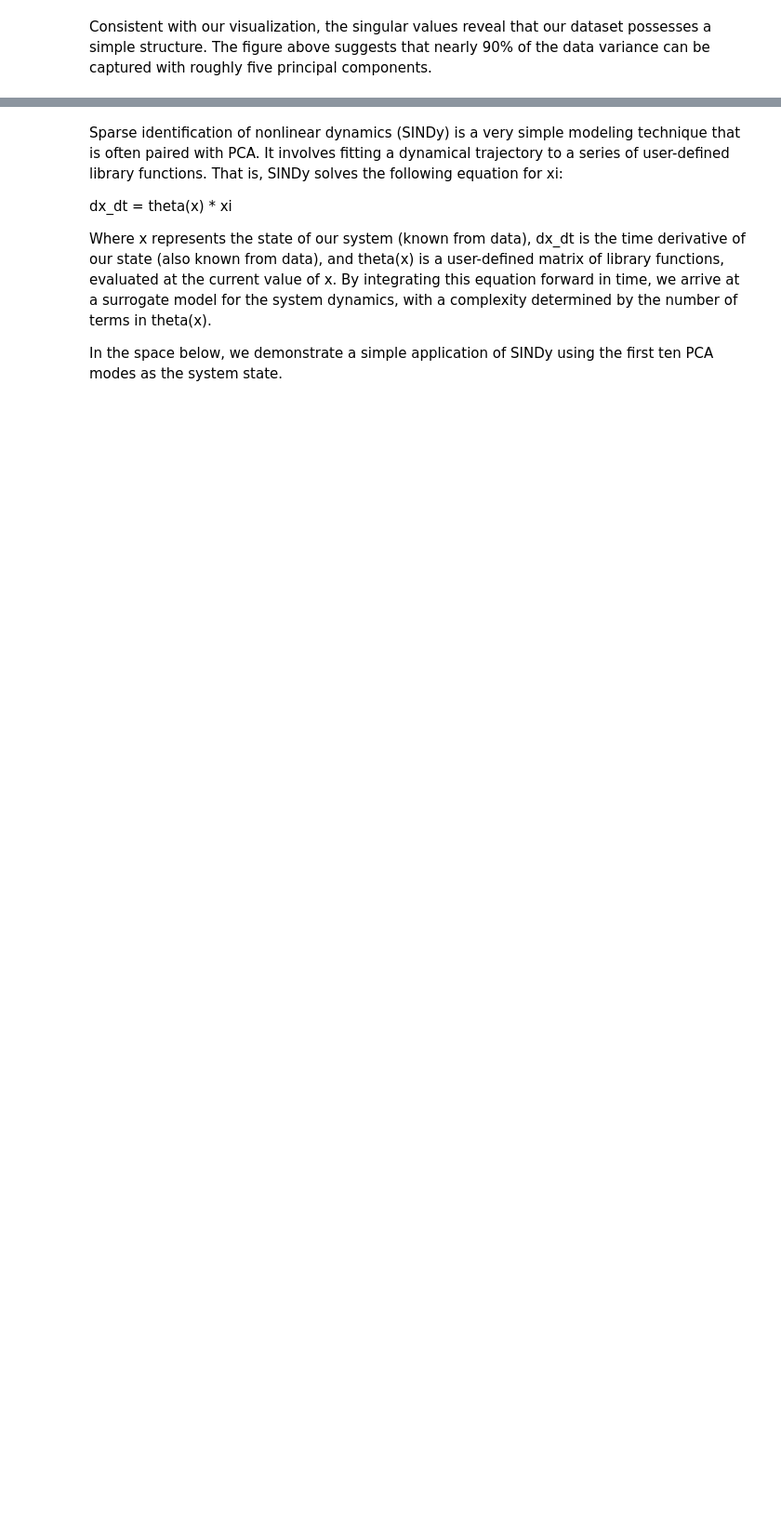
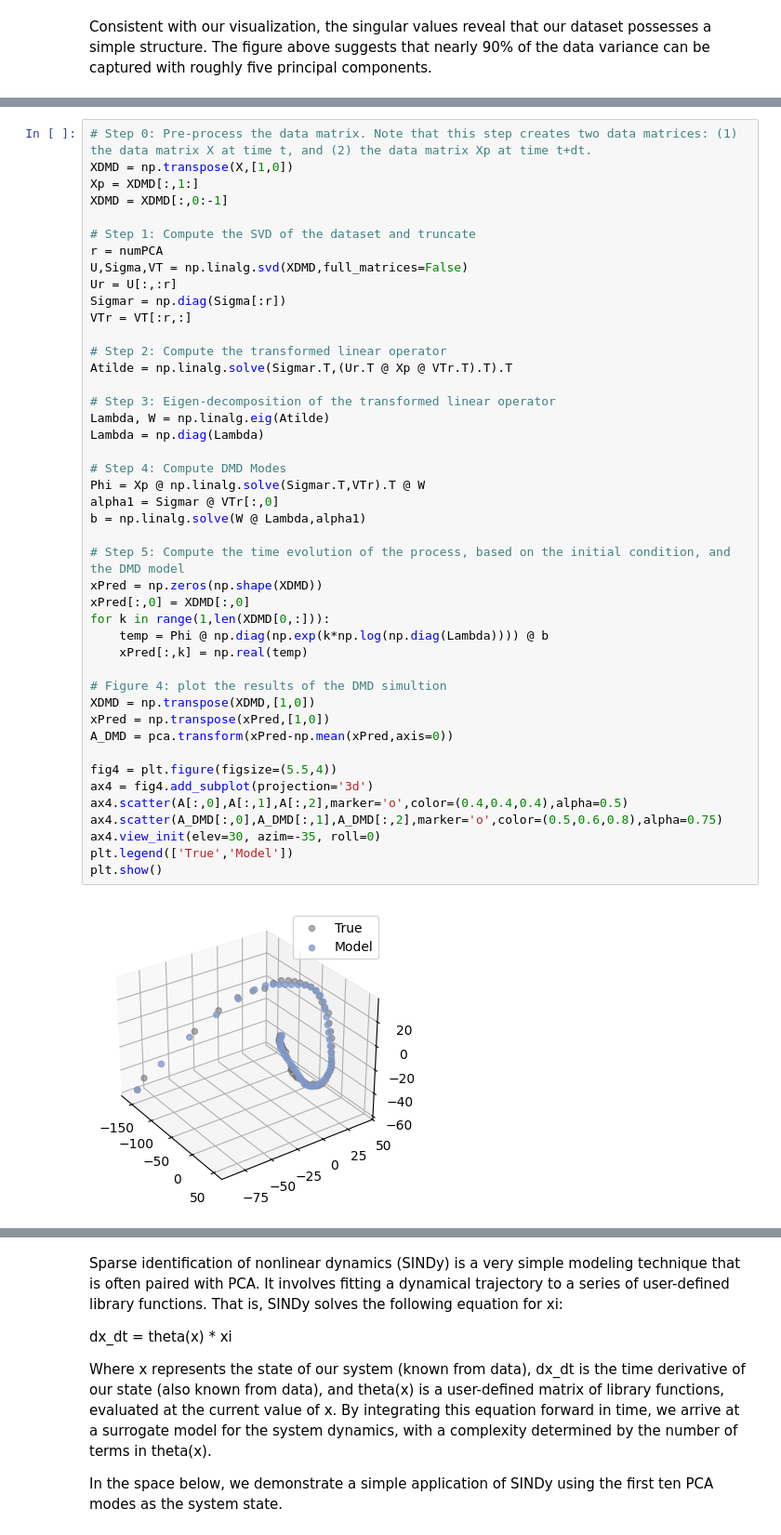
Before and after one commit to jrduncan831/sci_tacc_education_materials, a Jupyter notebook: tutorial_spring_25/day2/handsOn_SurrogateModeling_Supernova.ipynb, the cells around one changed output, grey strips where cells are left out. Shown at 93% size. Drawn from its saved outputs; the diff is of its cells as text; blank space fills up the shorter version.

```diff
--- a/tutorial_spring_25/day2/handsOn_SurrogateModeling_Supernova.ipynb
+++ b/tutorial_spring_25/day2/handsOn_SurrogateModeling_Supernova.ipynb
@@ -113,0 +137,46 @@ Consistent with our visualization, the singular values reveal that our dataset p
+# %%
+# Step 0: Pre-process the data matrix. Note that this step creates two data matrices: (1) the data matrix X at time t, and (2) the data matrix Xp at time t+dt.
+XDMD = np.transpose(X,[1,0])
+Xp = XDMD[:,1:]
+XDMD = XDMD[:,0:-1]
+
+# Step 1: Compute the SVD of the dataset and truncate
+r = numPCA
+U,Sigma,VT = np.linalg.svd(XDMD,full_matrices=False)
+Ur = U[:,:r]
+Sigmar = np.diag(Sigma[:r])
+VTr = VT[:r,:]
+
+# Step 2: Compute the transformed linear operator
+Atilde = np.linalg.solve(Sigmar.T,(Ur.T @ Xp @ VTr.T).T).T
+
+# Step 3: Eigen-decomposition of the transformed linear operator
+Lambda, W = np.linalg.eig(Atilde)
+Lambda = np.diag(Lambda)
+
+# Step 4: Compute DMD Modes
+Phi = Xp @ np.linalg.solve(Sigmar.T,VTr).T @ W
+alpha1 = Sigmar @ VTr[:,0]
+b = np.linalg.solve(W @ Lambda,alpha1)
+
+# Step 5: Compute the time evolution of the process, based on the initial condition, and the DMD model
+xPred = np.zeros(np.shape(XDMD))
+xPred[:,0] = XDMD[:,0]
+for k in range(1,len(XDMD[0,:])):
+	temp = Phi @ np.diag(np.exp(k*np.log(np.diag(Lambda)))) @ b
+	xPred[:,k] = np.real(temp)
+
+# Figure 4: plot the results of the DMD simultion
+XDMD = np.transpose(XDMD,[1,0])
+xPred = np.transpose(xPred,[1,0])
+A_DMD = pca.transform(xPred-np.mean(xPred,axis=0))
+
+fig4 = plt.figure(figsize=(5.5,4))
+ax4 = fig4.add_subplot(projection='3d')
+ax4.scatter(A[:,0],A[:,1],A[:,2],marker='o',color=(0.4,0.4,0.4),alpha=0.5)
+ax4.scatter(A_DMD[:,0],A_DMD[:,1],A_DMD[:,2],marker='o',color=(0.5,0.6,0.8),alpha=0.75)
+ax4.view_init(elev=30, azim=-35, roll=0)
+plt.legend(['True','Model'])
+plt.show()
+# %% [output]
+[figure, added]
```
Also changed, not shown: parts of 16 cells of this notebook.
